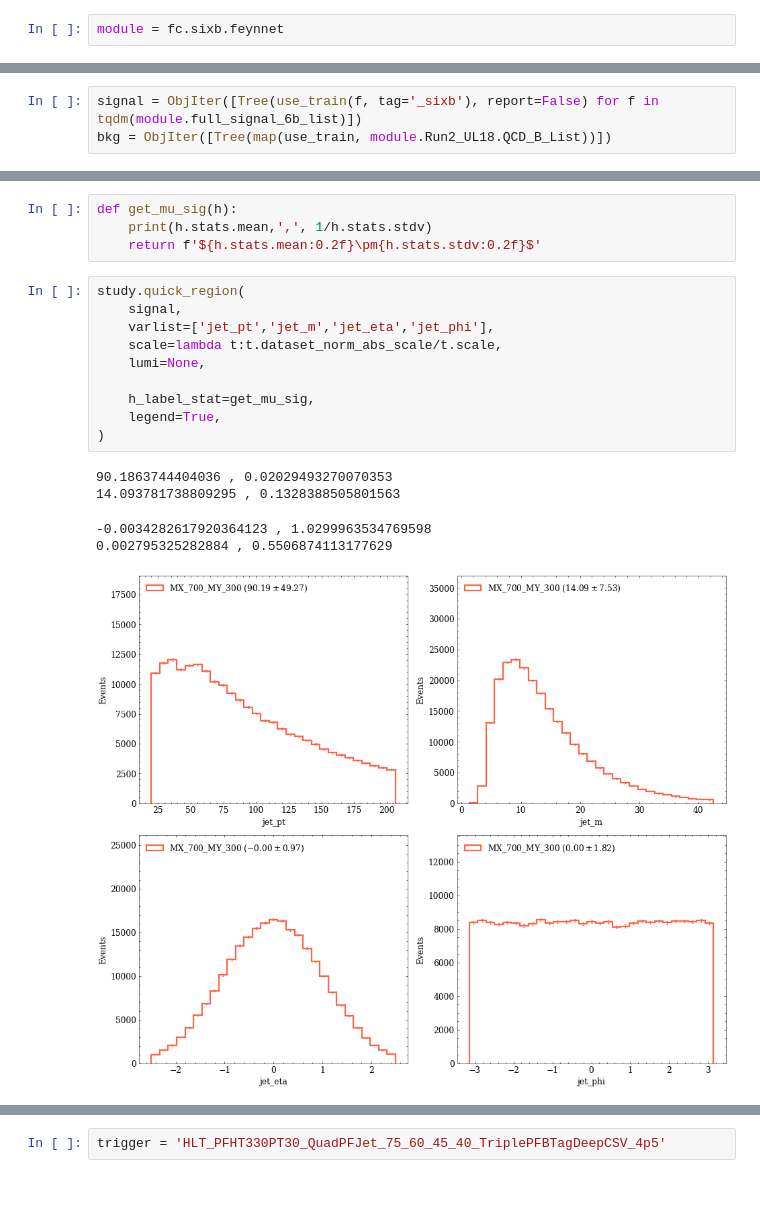
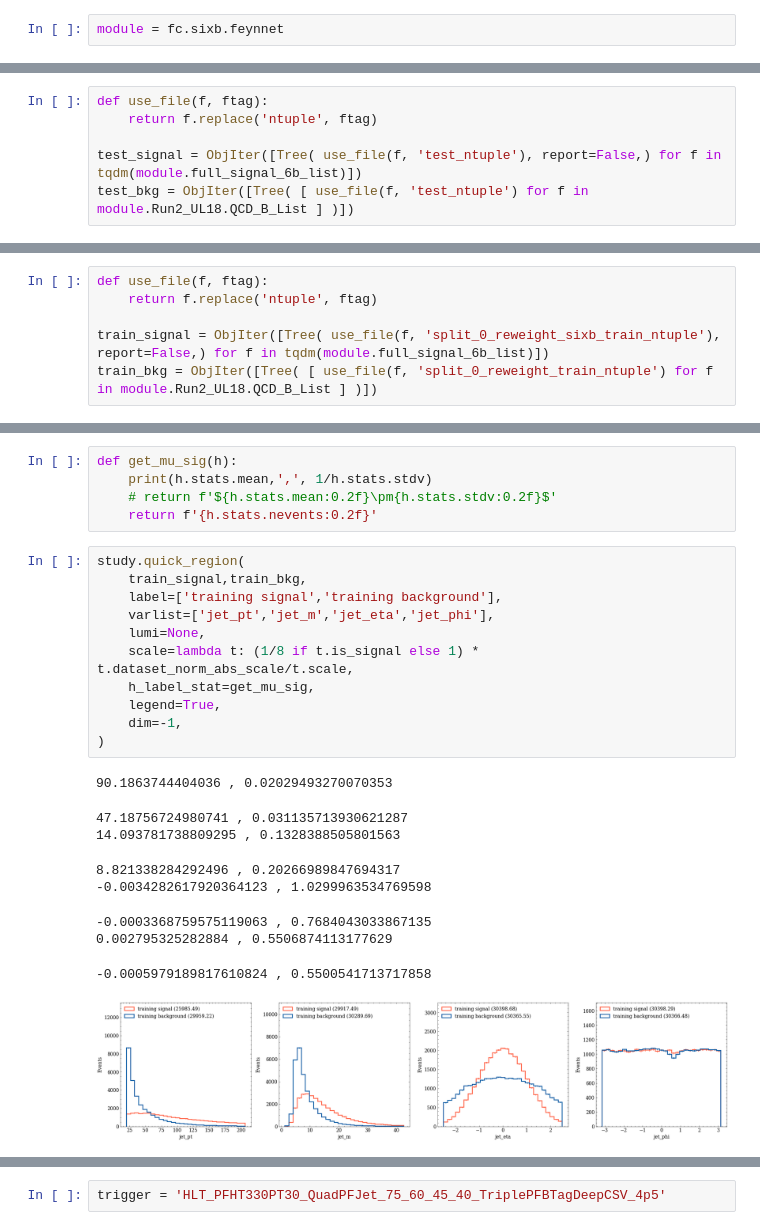
Before and after one commit to ekoenig4/analysis, a Jupyter notebook: jupyter/feynnet/test_6b_dataset.ipynb, the cells around one changed output, grey strips where cells are left out. Cells and saved outputs as stored; diff of their text form; blank space fills up the shorter version.

```diff
--- a/jupyter/feynnet/test_6b_dataset.ipynb
+++ b/jupyter/feynnet/test_6b_dataset.ipynb
@@ -29,3 +26,6 @@ def use_train(f, tag=''):
 # %%
-signal = ObjIter([Tree(use_train(f, tag='_sixb'), report=False) for f in tqdm(module.full_signal_6b_list)])
-bkg = ObjIter([Tree(map(use_train, module.Run2_UL18.QCD_B_List))])
+def use_file(f, ftag):
+    return f.replace('ntuple', ftag)
+
+test_signal = ObjIter([Tree( use_file(f, 'test_ntuple'), report=False,) for f in tqdm(module.full_signal_6b_list)])
+test_bkg = ObjIter([Tree( [ use_file(f, 'test_ntuple') for f in module.Run2_UL18.QCD_B_List ] )])
@@ -31,0 +55,6 @@ bkg = ObjIter([Tree(map(use_train, module.Run2_UL18.QCD_B_List))])
+# %%
+def use_file(f, ftag):
+    return f.replace('ntuple', ftag)
+
+train_signal = ObjIter([Tree( use_file(f, 'split_0_reweight_sixb_train_ntuple'), report=False,) for f in tqdm(module.full_signal_6b_list)])
+train_bkg = ObjIter([Tree( [ use_file(f, 'split_0_reweight_train_ntuple') for f in module.Run2_UL18.QCD_B_List ] )])
@@ -48,20 +94,26 @@ bkg = ObjIter([Tree(map(use_train, module.Run2_UL18.QCD_B_List))])
 # %%
 def get_mu_sig(h):
     print(h.stats.mean,',', 1/h.stats.stdv)
-    return f'${h.stats.mean:0.2f}\pm{h.stats.stdv:0.2f}$'
+    # return f'${h.stats.mean:0.2f}\pm{h.stats.stdv:0.2f}$'
+    return f'{h.stats.nevents:0.2f}'
 # %%
 study.quick_region(
-    signal,
+    train_signal,train_bkg,
+    label=['training signal','training background'],
     varlist=['jet_pt','jet_m','jet_eta','jet_phi'],
-    scale=lambda t:t.dataset_norm_abs_scale/t.scale,
     lumi=None,
-
+    scale=lambda t: (1/8 if t.is_signal else 1) * t.dataset_norm_abs_scale/t.scale,
     h_label_stat=get_mu_sig,
     legend=True,
+    dim=-1,
 )
 # %% [output]
 90.1863744404036 , 0.02029493270070353
-14.093781738809295 , 0.1328388505801563
--0.0034282617920364123 , 1.0299963534769598
-0.002795325282884 , 0.5506874113177629
+47.18756724980741 , 0.031135713930621287
+14.093781738809295 , 0.1328388505801563
+8.821338284292496 , 0.20266989847694317
+-0.0034282617920364123 , 1.0299963534769598
+-0.0003368759575119063 , 0.7684043033867135
+0.002795325282884 , 0.5506874113177629
+-0.0005979189817610824 , 0.5500541713717858
-[figure, old version]
+[figure, new version]
```
Also changed, not shown: parts of 22 cells of this notebook, 20 other files.
